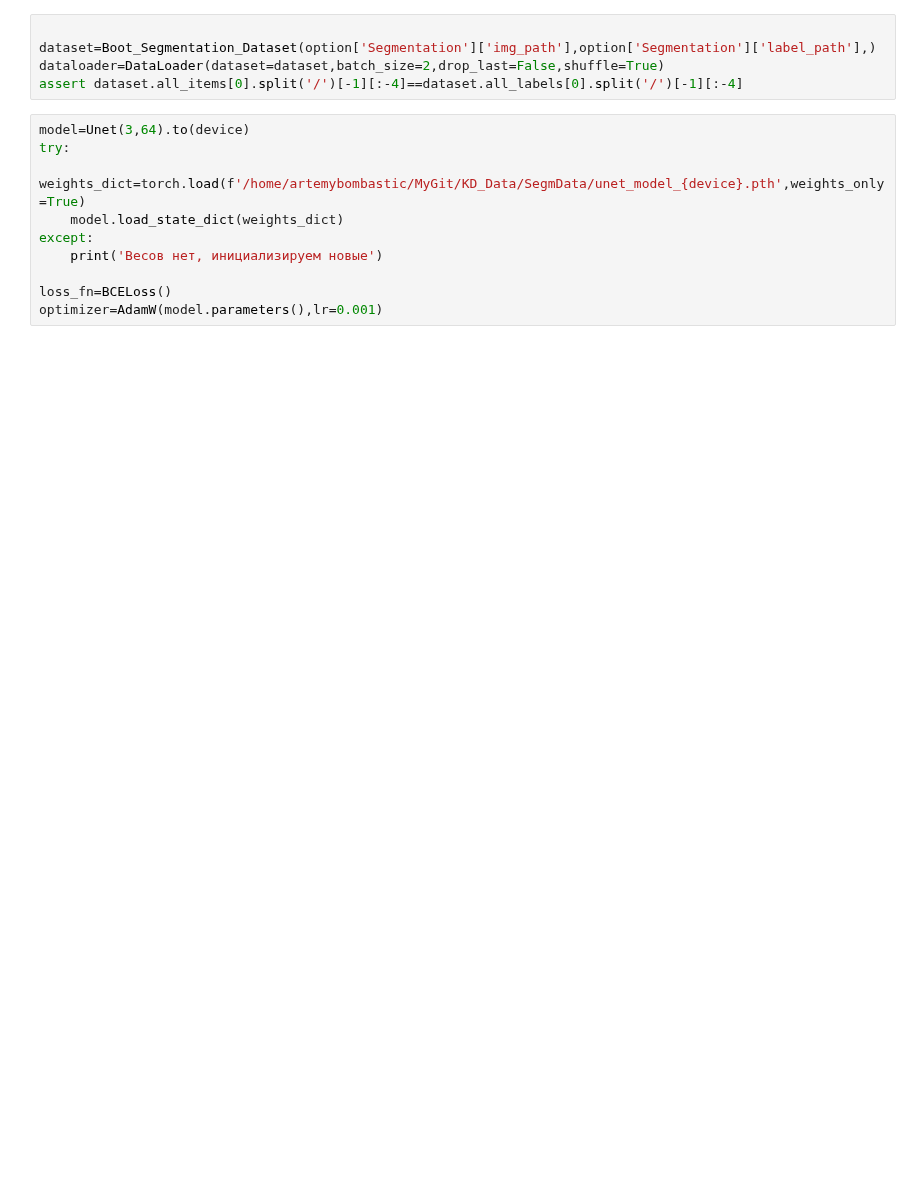
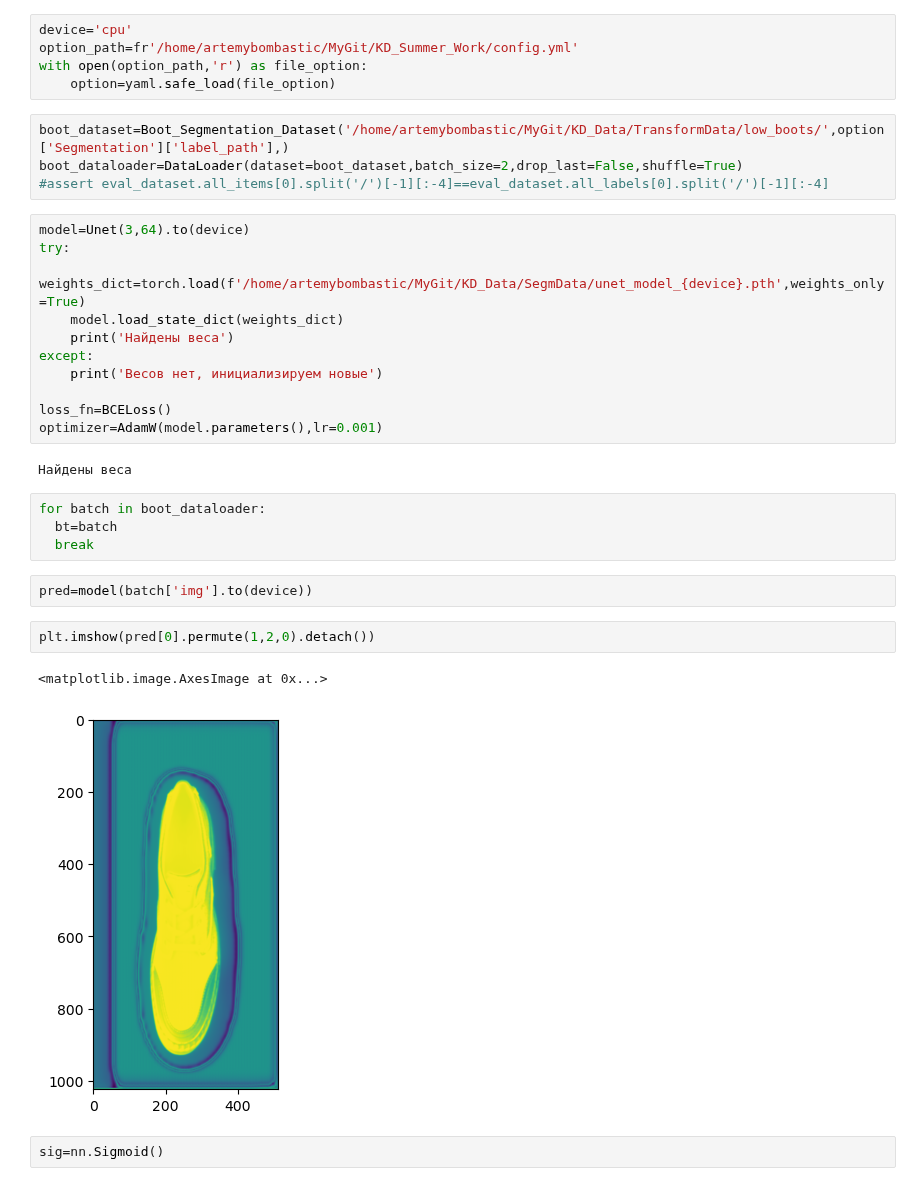
Before and after one commit to BombasticFantastik/KD_Summer_Work, a Jupyter notebook: Main_test.ipynb, the cells around one changed output. Drawn from its saved outputs; the diff is of its cells as text; blank space fills up the shorter version.

```diff
--- a/Main_test.ipynb
+++ b/Main_test.ipynb
@@ -14,15 +11,35 @@ ModuleNotFoundError: No module named 'Loop'
+# %%
+device='cpu'
+option_path=fr'/home/artemybombastic/MyGit/KD_Summer_Work/config.yml'
+with open(option_path,'r') as file_option:
+    option=yaml.safe_load(file_option)
 # %%
-
-dataset=Boot_Segmentation_Dataset(option['Segmentation']['img_path'],option['Segmentation']['label_path'],)
-dataloader=DataLoader(dataset=dataset,batch_size=2,drop_last=False,shuffle=True)
-assert dataset.all_items[0].split('/')[-1][:-4]==dataset.all_labels[0].split('/')[-1][:-4]
+boot_dataset=Boot_Segmentation_Dataset('/home/artemybombastic/MyGit/KD_Data/TransformData/low_boots/',option['Segmentation']['label_path'],)
+boot_dataloader=DataLoader(dataset=boot_dataset,batch_size=2,drop_last=False,shuffle=True)
+#assert eval_dataset.all_items[0].split('/')[-1][:-4]==eval_dataset.all_labels[0].split('/')[-1][:-4]
 # %%
 model=Unet(3,64).to(device)
 try:
     weights_dict=torch.load(f'/home/artemybombastic/MyGit/KD_Data/SegmData/unet_model_{device}.pth',weights_only=True)
     model.load_state_dict(weights_dict)
+    print('Найдены веса')
 except:
     print('Весов нет, инициализируем новые')
 
 loss_fn=BCELoss()
 optimizer=AdamW(model.parameters(),lr=0.001)
+# %% [output]
+Найдены веса
+# %%
+for batch in boot_dataloader:
+  bt=batch
+  break
+# %%
+pred=model(batch['img'].to(device))
+# %%
+plt.imshow(pred[0].permute(1,2,0).detach())
+# %% [output]
+<matplotlib.image.AxesImage at 0x...>
+[figure, added]
+# %%
+sig=nn.Sigmoid()
```
Also changed, not shown: parts of 8 cells of this notebook.
